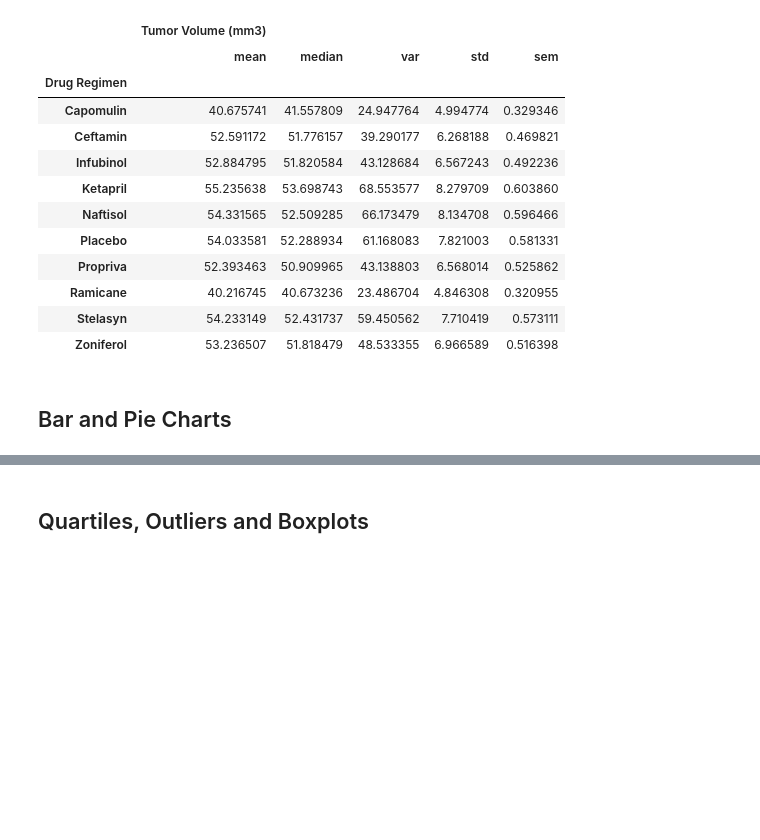
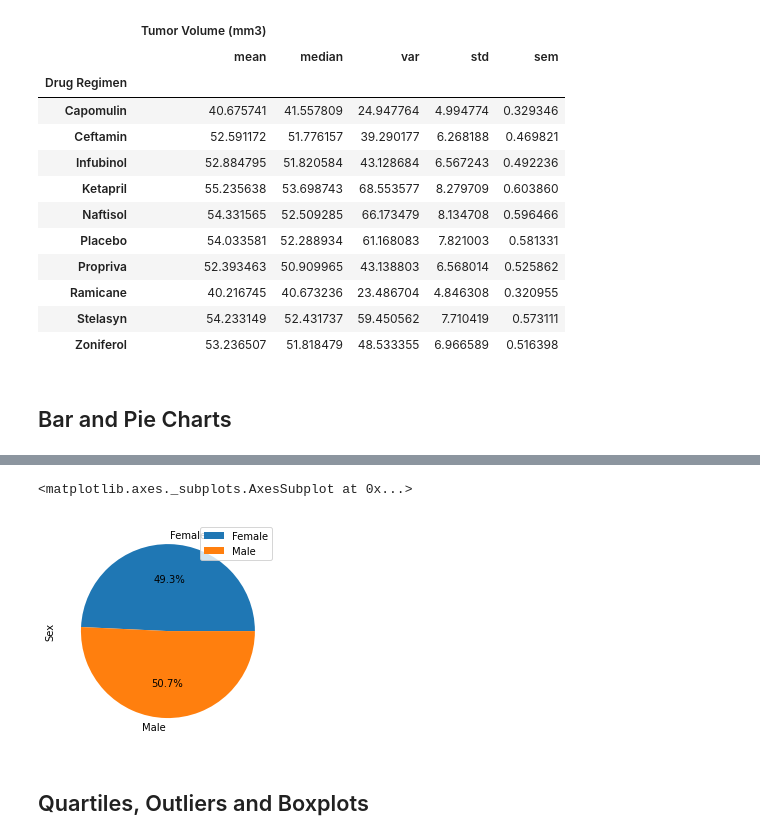
Before and after one commit to bregan78/Matplotlib, a Jupyter notebook: pymaceuticals.ipynb, the cells around one changed output, grey strips where cells are left out. Saved outputs shown, nothing was run; the diff lists cells and outputs as text; code cells hidden in the pictures; blank space fills up the shorter version.

```diff
--- a/pymaceuticals.ipynb
+++ b/pymaceuticals.ipynb
@@ -135,3 +177,19 @@ ax
+# %%
+# Generate a pie plot showing the distribution of female versus male mice using pandas
+#gnder_df=new_df["Sex"].value_counts()
+#male=gnder_df.loc["Male"]
+#male
+labels =["Males", "Females"]
+#amounts= [gnder_df.loc["Male"], gnder_df.loc["Female"]]
+
+gender_df= new_df.groupby("Sex")
+count_gender = gender_df["Sex"].count()
+
+#explode=(.2, 0) --doesnt work with 2 variables.
+count_gender.plot(kind="pie", legend=labels, autopct='%1.1f%%')
+# %% [output]
+<matplotlib.axes._subplots.AxesSubplot at 0x...>
+[figure, added]
 # %%
 # Generate identical pie plot using pyplot
 # %% [markdown]
```
Also changed, not shown: parts of 7 cells of this notebook.
